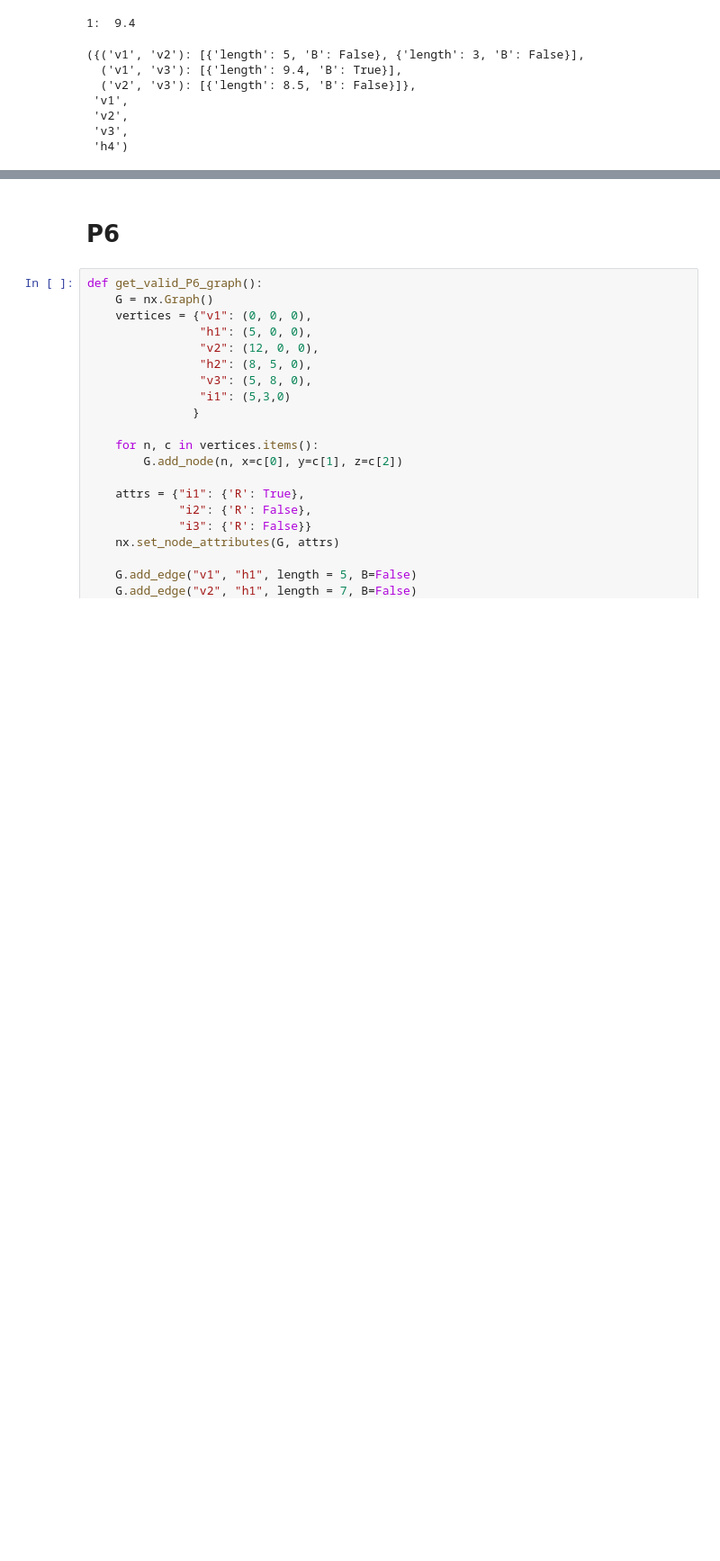
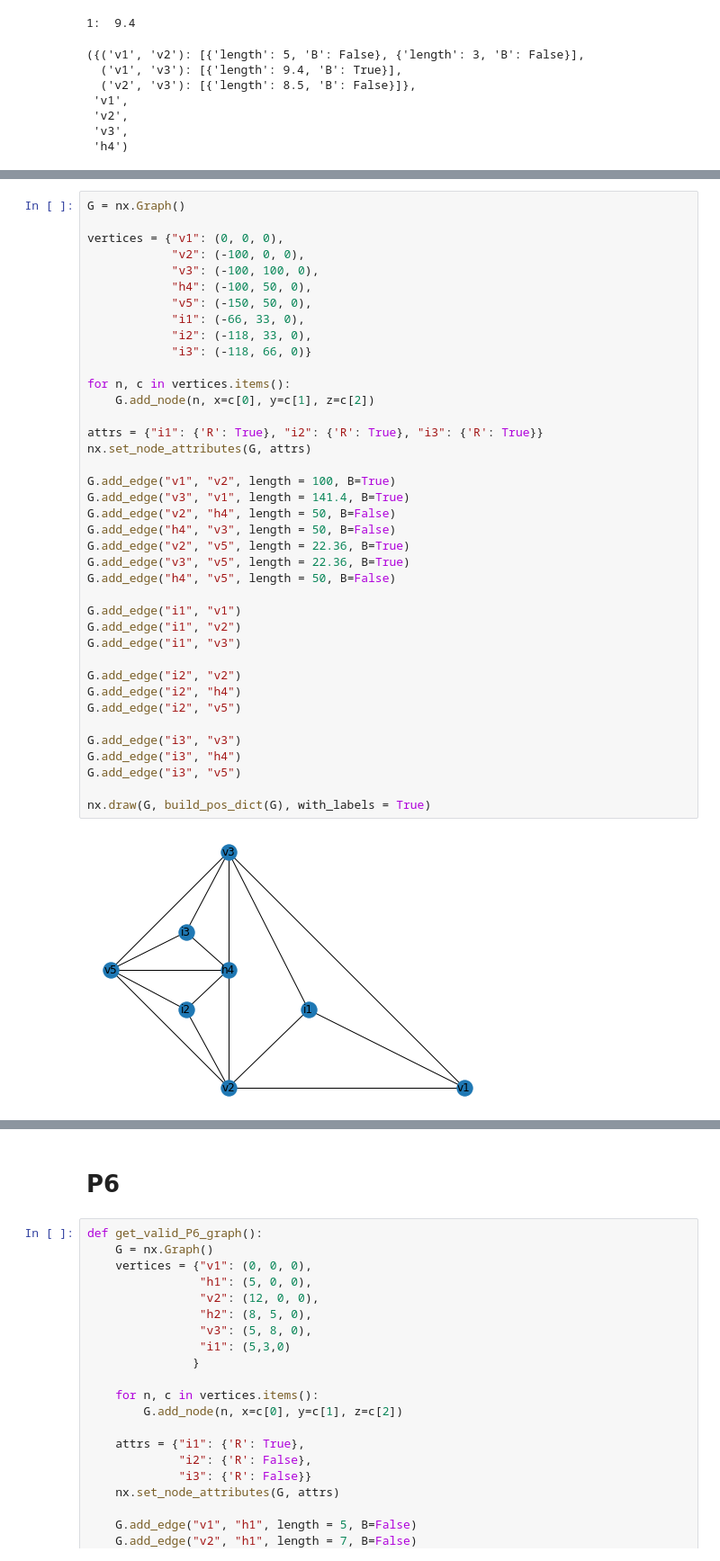
Before and after one commit to aleqsio/Terrain, a Jupyter notebook: CADY-ULTIMATE2.ipynb, the cells around one changed output, grey strips where cells are left out. Shown at 90% size. Saved outputs shown, nothing was run; the diff lists cells and outputs as text; blank space fills up the shorter version.

Commit message:
Add graph showcase

```diff
--- a/CADY-ULTIMATE2.ipynb
+++ b/CADY-ULTIMATE2.ipynb
@@ -302,0 +313,41 @@ NetworkXError: Node 'i2' has no position.
+# %%
+G = nx.Graph()
+
+vertices = {"v1": (0, 0, 0),
+            "v2": (-100, 0, 0),
+            "v3": (-100, 100, 0),
+            "h4": (-100, 50, 0),
+            "v5": (-150, 50, 0),
+            "i1": (-66, 33, 0),
+            "i2": (-118, 33, 0),
+            "i3": (-118, 66, 0)}
+
+for n, c in vertices.items():
+    G.add_node(n, x=c[0], y=c[1], z=c[2])
+
+attrs = {"i1": {'R': True}, "i2": {'R': True}, "i3": {'R': True}}
+nx.set_node_attributes(G, attrs)
+
+G.add_edge("v1", "v2", length = 100, B=True)
+G.add_edge("v3", "v1", length = 141.4, B=True)
+G.add_edge("v2", "h4", length = 50, B=False)
+G.add_edge("h4", "v3", length = 50, B=False)
+G.add_edge("v2", "v5", length = 22.36, B=True)
+G.add_edge("v3", "v5", length = 22.36, B=True)
+G.add_edge("h4", "v5", length = 50, B=False)
+
+G.add_edge("i1", "v1")
+G.add_edge("i1", "v2")
+G.add_edge("i1", "v3")
+
+G.add_edge("i2", "v2")
+G.add_edge("i2", "h4")
+G.add_edge("i2", "v5")
+
+G.add_edge("i3", "v3")
+G.add_edge("i3", "h4")
+G.add_edge("i3", "v5")
+
+nx.draw(G, build_pos_dict(G), with_labels = True)
+# %% [output]
+[figure, added]
```
Also changed, not shown: parts of 3 cells of this notebook.
